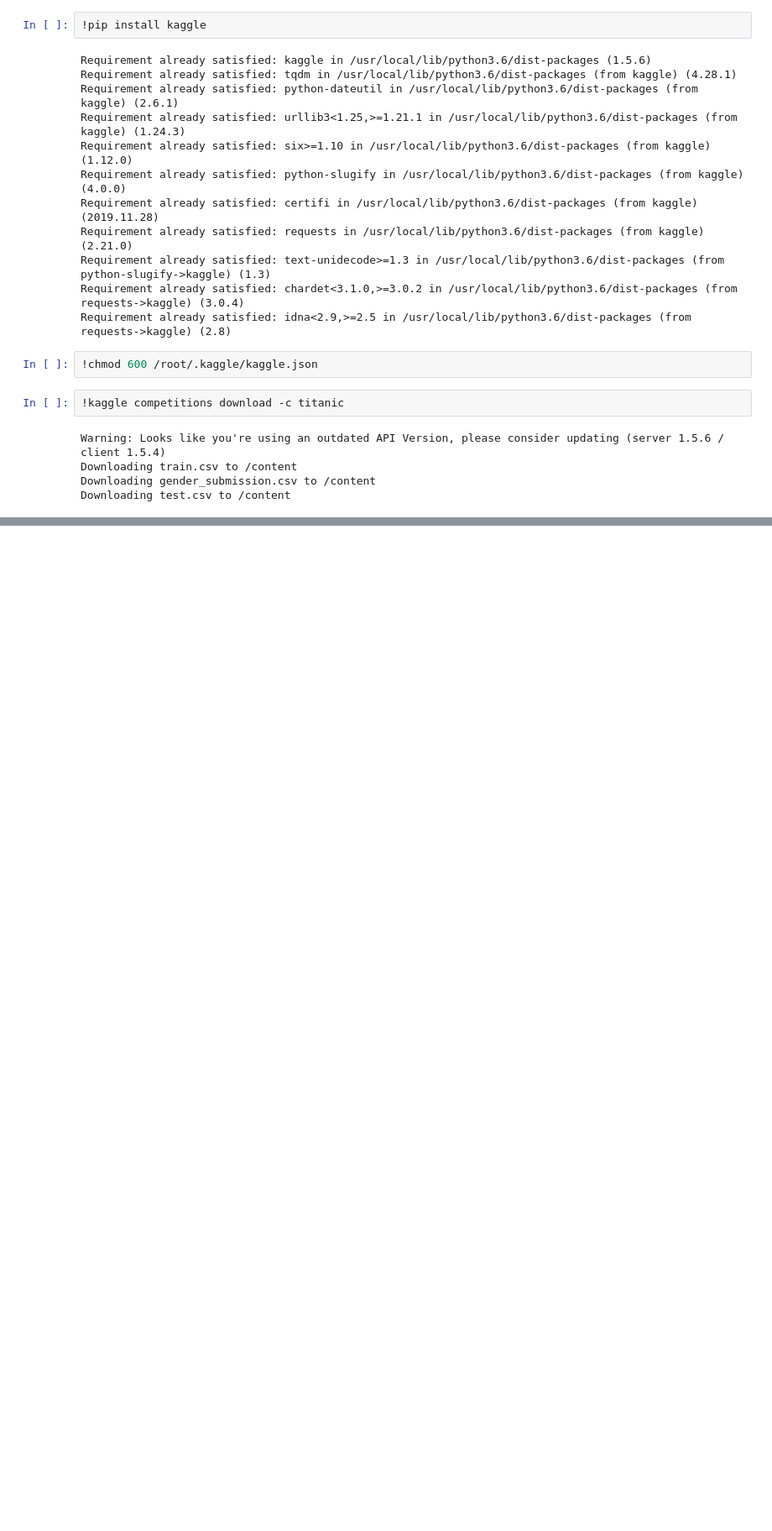
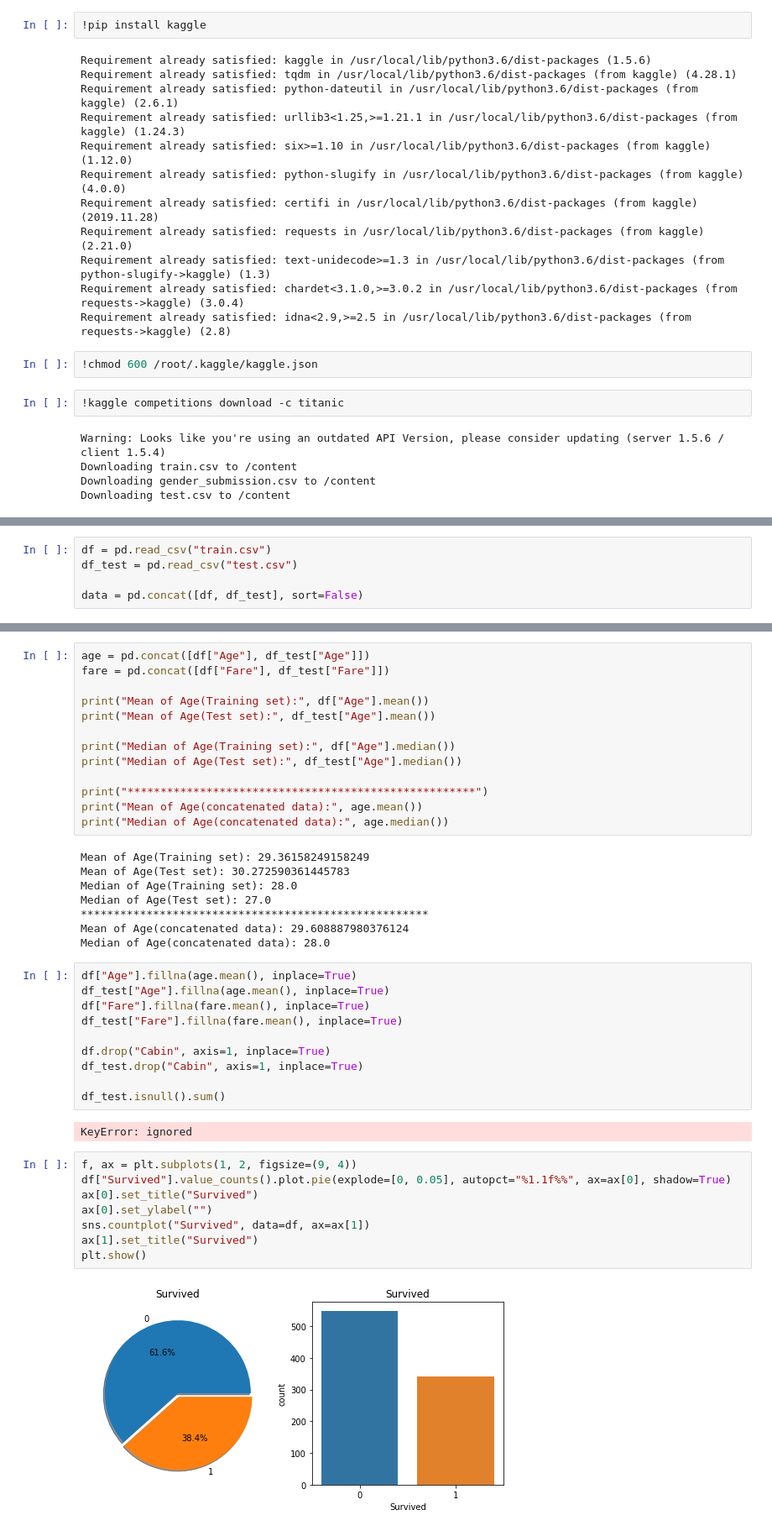
Before and after one commit to makkimaki/GCIwinter2019_assignments, a Jupyter notebook: Kaggle_titanic.ipynb, the cells around one changed output, grey strips where cells are left out. Shown at 84% size. Drawn from its saved outputs; the diff is of its cells as text; blank space fills up the shorter version.

```diff
--- a/Kaggle_titanic.ipynb
+++ b/Kaggle_titanic.ipynb
@@ -66,0 +88,5 @@ Downloading test.csv to /content
+# %%
+df = pd.read_csv("train.csv")
+df_test = pd.read_csv("test.csv")
+
+data = pd.concat([df, df_test], sort=False)
@@ -66,0 +183,43 @@ Downloading test.csv to /content
+# %%
+age = pd.concat([df["Age"], df_test["Age"]])
+fare = pd.concat([df["Fare"], df_test["Fare"]])
+
+print("Mean of Age(Training set):", df["Age"].mean())
+print("Mean of Age(Test set):", df_test["Age"].mean())
+
+print("Median of Age(Training set):", df["Age"].median())
+print("Median of Age(Test set):", df_test["Age"].median())
+
+print("*****************************************************")
+print("Mean of Age(concatenated data):", age.mean())
+print("Median of Age(concatenated data):", age.median())
+# %% [output]
+Mean of Age(Training set): 29.36158249158249
+Mean of Age(Test set): 30.272590361445783
+Median of Age(Training set): 28.0
+Median of Age(Test set): 27.0
+*****************************************************
+Mean of Age(concatenated data): 29.608887980376124
+Median of Age(concatenated data): 28.0
+# %%
+df["Age"].fillna(age.mean(), inplace=True)
+df_test["Age"].fillna(age.mean(), inplace=True)
+df["Fare"].fillna(fare.mean(), inplace=True)
+df_test["Fare"].fillna(fare.mean(), inplace=True)
+
+df.drop("Cabin", axis=1, inplace=True)
+df_test.drop("Cabin", axis=1, inplace=True)
+
+df_test.isnull().sum()
+# %% [output]
+KeyError: ignored
+# %%
+f, ax = plt.subplots(1, 2, figsize=(9, 4))
+df["Survived"].value_counts().plot.pie(explode=[0, 0.05], autopct="%1.1f%%", ax=ax[0], shadow=True)
+ax[0].set_title("Survived")
+ax[0].set_ylabel("")
+sns.countplot("Survived", data=df, ax=ax[1])
+ax[1].set_title("Survived")
+plt.show()
+# %% [output]
+[figure, added]
```
Also changed, not shown: parts of 21 cells of this notebook.
